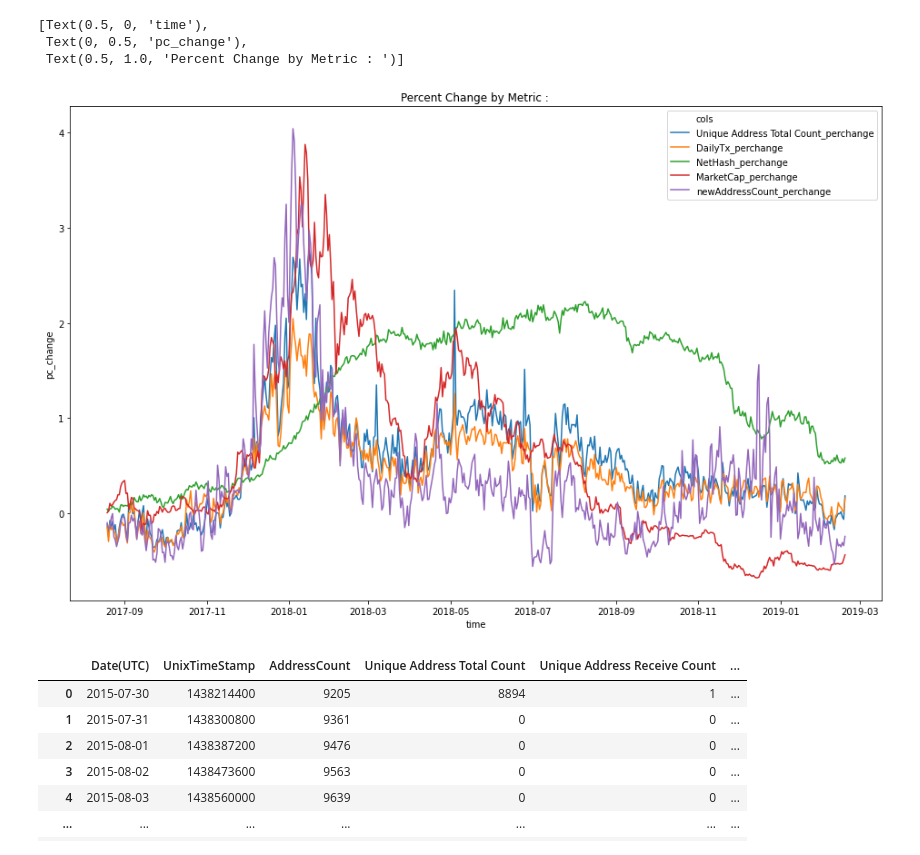
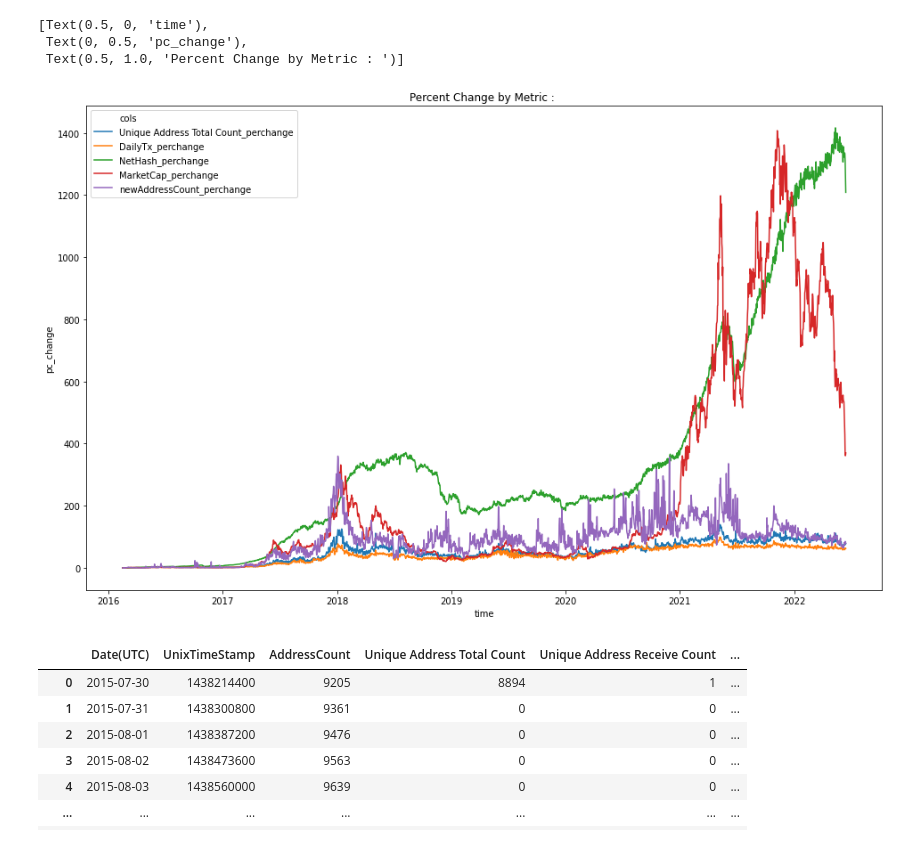
Before and after one commit to Plyeronn/DataScience, a Jupyter notebook: exploration.ipynb, the cells around one changed output. Cells and saved outputs as stored; diff of their text form; code cells hidden in the pictures.

```diff
--- a/exploration.ipynb
+++ b/exploration.ipynb
@@ -52,30 +52,30 @@ frame = frame [100:]
 # %%
 
 # Perchange frame calculation for given metrics
 # metrics = ["Unique Address Total Count", "DailyTx", "Average Txn Fee (USD)", 'NetHash', "MarketCap", "newAddressCount"]
 metrics = ["Unique Address Total Count","DailyTx", 'NetHash', "MarketCap", "newAddressCount"]
 pc_metrics = ['Date(UTC)']
-ft = [650,1200]
+ft = [100,-1]
 pc_frame = frame[ft[0]:ft[1]].copy()
 for metric in metrics:
     name = metric + '_perchange'
     pc_metrics.append(name)
     pc_frame[name] = pc_frame[metric].diff().cumsum() / pc_frame[metric].iloc[0]
 
 arr_m = pc_frame[pc_metrics].melt('Date(UTC)', var_name = 'cols', value_name = 'vals')
 arr_m
 fig, ax = plt.subplots(figsize=(16,10))
 # ax.set(yscale="log")
 plot = sns.lineplot(data = arr_m, x = 'Date(UTC)', y = 'vals',ax = ax, hue='cols')
 plot.set(xlabel='time', ylabel='pc_change', title='Percent Change by Metric : ')
 
 # name = 'marketcap/correlation_shifted_' + str(condition) + ' :' + str(ss) + ',' + str(se) + '.png'
 # fig.savefig(name, transparent = False)
 # %% [output]
 [Text(0.5, 0, 'time'),
  Text(0, 0.5, 'pc_change'),
  Text(0.5, 1.0, 'Percent Change by Metric : ')]
-[figure, old version]
+[figure, new version]
 # %%
 frame
 # %% [output]
```
Also changed, not shown: parts of 7 cells of this notebook, 5 other files.
